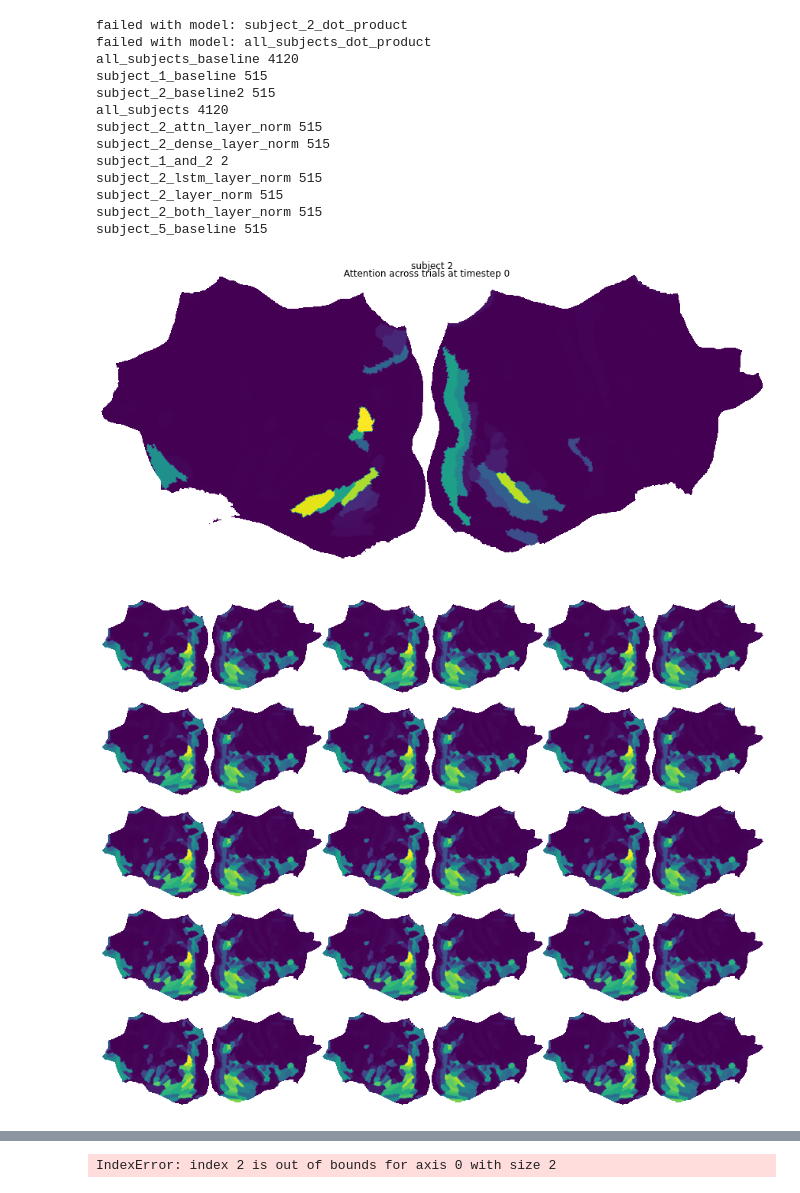
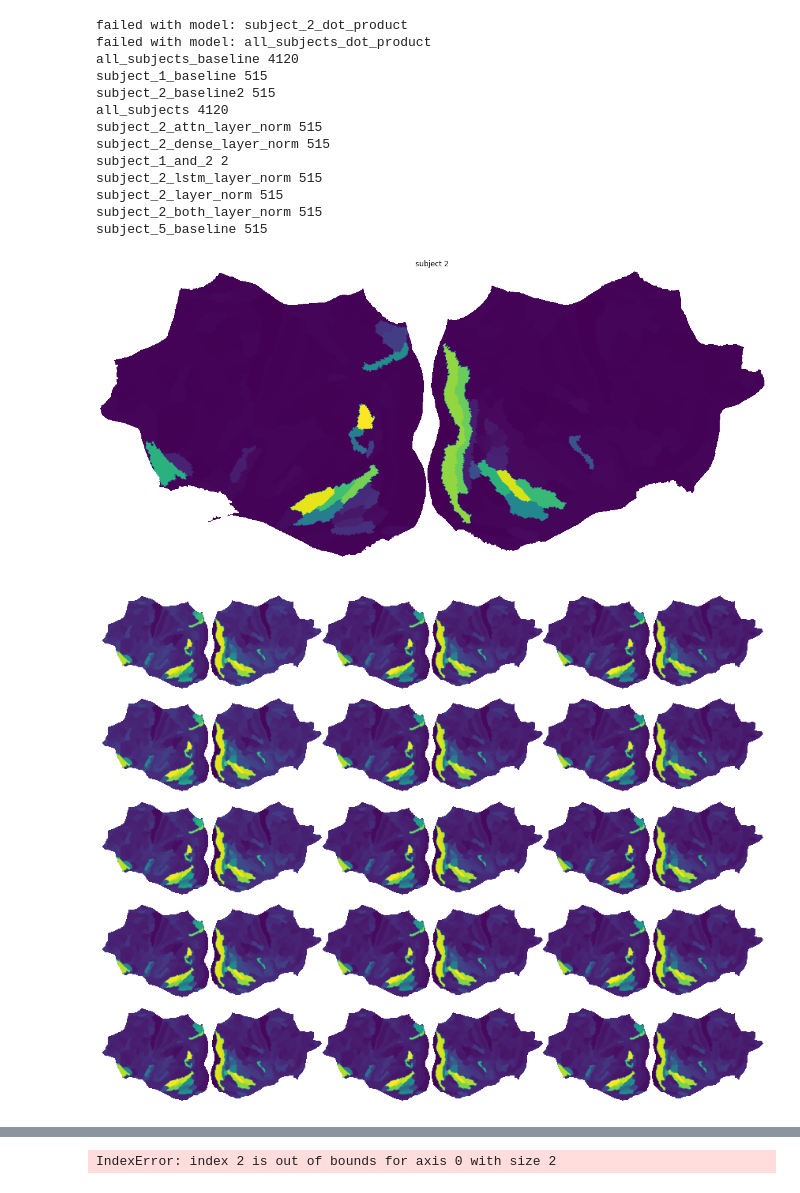
Before and after one commit to seang123/Masters-Thesis2, a Jupyter notebook: notebooks/attn_maps.ipynb, the cells around one changed output, grey strips where cells are left out. Cells and saved outputs as stored; diff of their text form; code cells hidden in the pictures.

```diff
--- a/notebooks/attn_maps.ipynb
+++ b/notebooks/attn_maps.ipynb
@@ -230,34 +230,34 @@ subject_2_layer_norm 515
 subject_2_both_layer_norm 515
 subject_5_baseline 515
 # %%
-plot_attention(np.mean(data['subject_2_attn_layer_norm'], axis=(0,1)), title='Attention across trials at timestep 0')
+plot_attention(np.mean(data['subject_2_baseline2'], axis=(0,1)), title='')
 # %% [output]
-[figure, old version]
+[figure, new version]
 # %%
 ## Plot attention maps across timesteps
 
-do_rank_transform = False
+do_rank_transform = True
 if do_rank_transform:
-    data_time = rank_transform(np.mean(data['subject_2_both_layer_norm'], axis=0))
+    data_time = np.log(np.mean(data['subject_2_baseline2'], axis=0))
 else:
-    data_time = np.mean(data['subject_2_both_layer_norm'], axis=0)
+    data_time = np.mean(data['subject_2_baseline2'], axis=0)
 
 fig, ax = plt.subplots(5, 3, figsize=(15,12))
 
 rr, cc = 0, 0
 for i in range(15):
     d = data_time[i, :]
     gr = generate_plot(d)
     im, _ = get_flatmap(gr)
 
     ax[rr, cc].imshow(im)
     ax[rr,cc].axis('off')
     rr += 1
     if rr >= 5:
         rr = 0
         cc += 1
 
 plt.subplots_adjust(wspace=0, hspace=0)
 plt.show()
 # %% [output]
-[figure, old version]
+[figure, new version]
```
Also changed, not shown: parts of 12 cells of this notebook, 11 other files.
